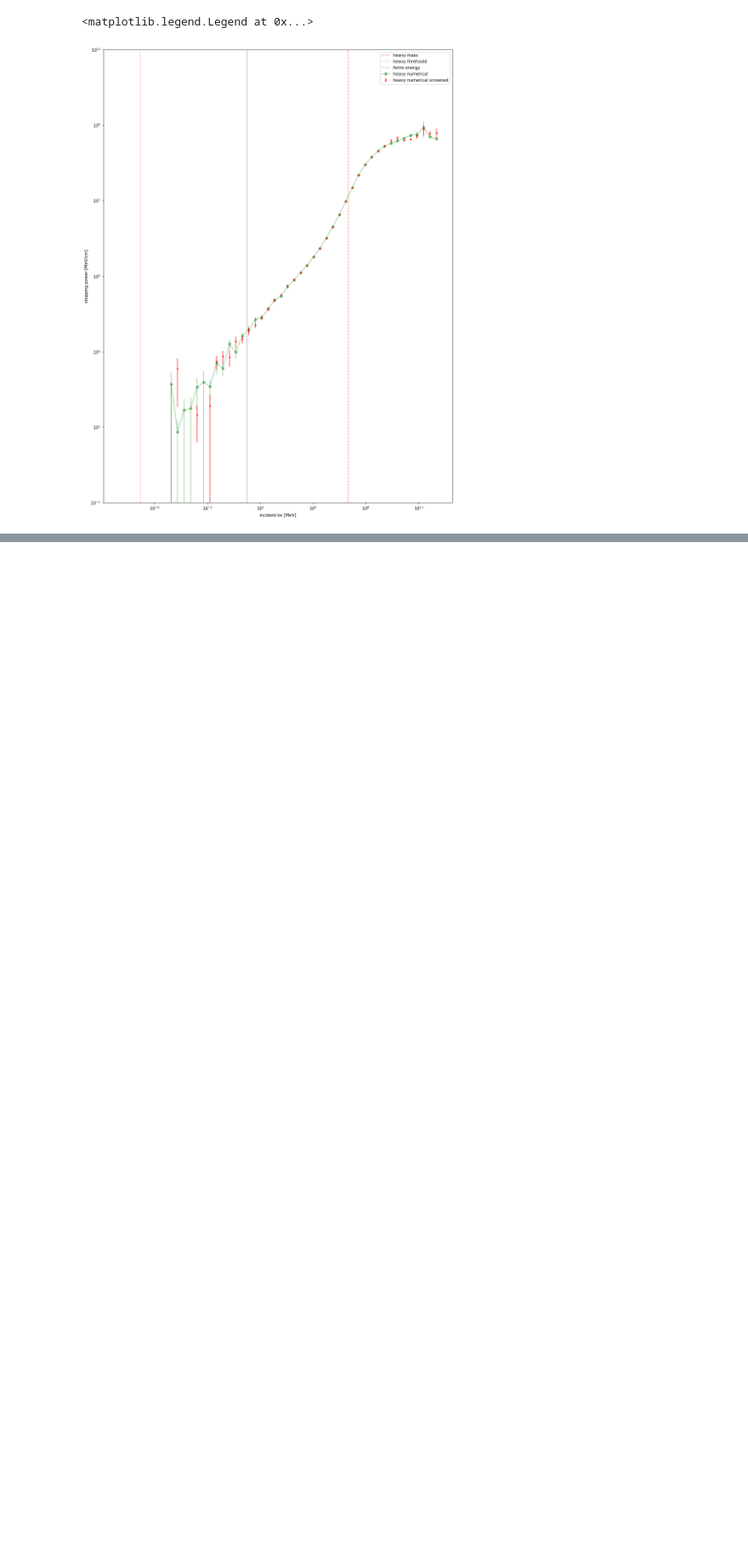
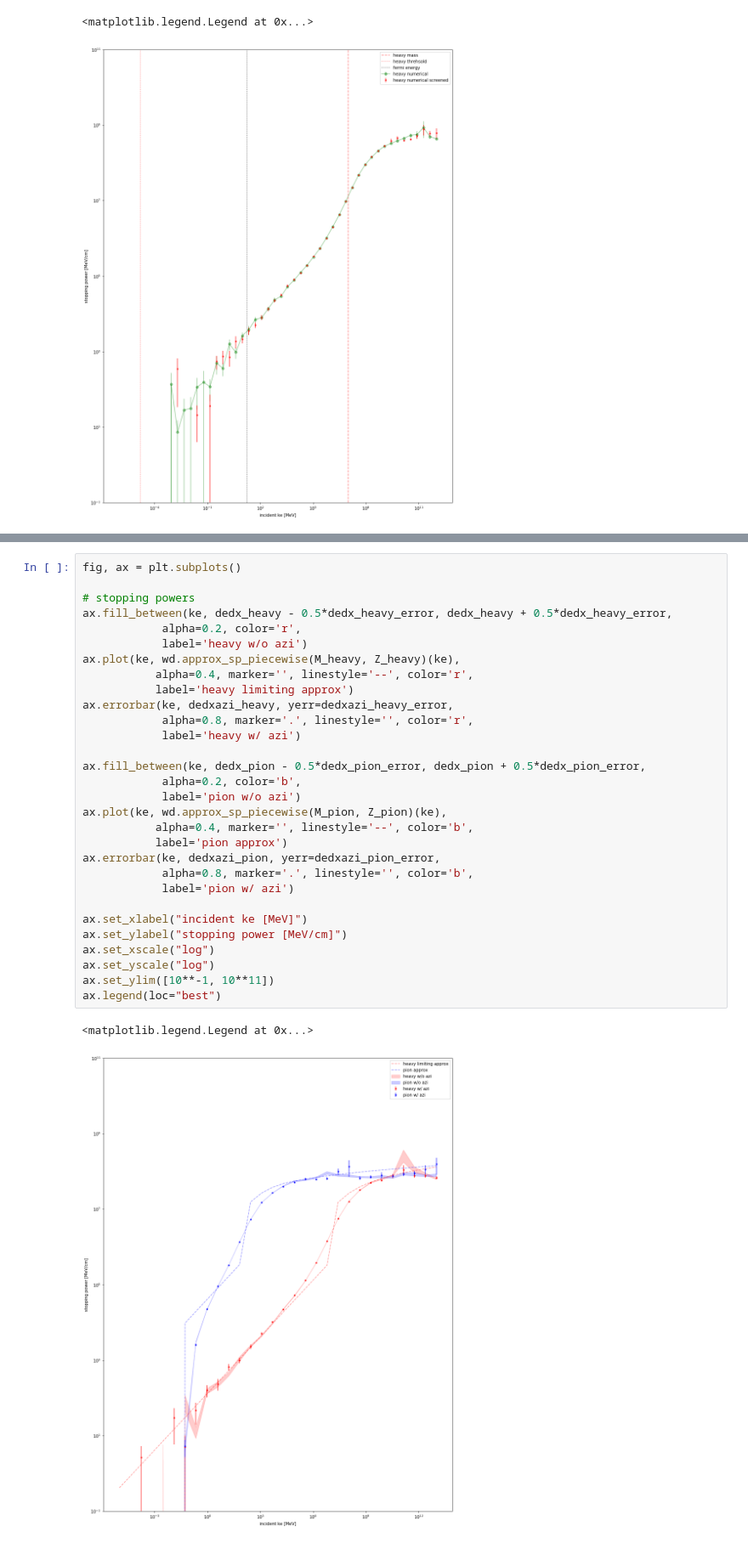
Before and after one commit to vijayoct27/Qballs, a Jupyter notebook: calc/coulomb-tests.ipynb, the cells around one changed output, grey strips where cells are left out. Shown at 85% size. Cells and saved outputs as stored; diff of their text form; blank space fills up the shorter version.

```diff
--- a/calc/coulomb-tests.ipynb
+++ b/calc/coulomb-tests.ipynb
@@ -313,0 +356,33 @@ ax.legend(loc="best")
+# %%
+fig, ax = plt.subplots()
+
+# stopping powers
+ax.fill_between(ke, dedx_heavy - 0.5*dedx_heavy_error, dedx_heavy + 0.5*dedx_heavy_error,
+            alpha=0.2, color='r',
+            label='heavy w/o azi')
+ax.plot(ke, wd.approx_sp_piecewise(M_heavy, Z_heavy)(ke),
+           alpha=0.4, marker='', linestyle='--', color='r',
+           label='heavy limiting approx')
+ax.errorbar(ke, dedxazi_heavy, yerr=dedxazi_heavy_error,
+            alpha=0.8, marker='.', linestyle='', color='r',
+            label='heavy w/ azi')
+
+ax.fill_between(ke, dedx_pion - 0.5*dedx_pion_error, dedx_pion + 0.5*dedx_pion_error,
+            alpha=0.2, color='b',
+            label='pion w/o azi')
+ax.plot(ke, wd.approx_sp_piecewise(M_pion, Z_pion)(ke),
+           alpha=0.4, marker='', linestyle='--', color='b',
+           label='pion approx')
+ax.errorbar(ke, dedxazi_pion, yerr=dedxazi_pion_error,
+            alpha=0.8, marker='.', linestyle='', color='b',
+            label='pion w/ azi')
+
+ax.set_xlabel("incident ke [MeV]")
+ax.set_ylabel("stopping power [MeV/cm]")
+ax.set_xscale("log")
+ax.set_yscale("log")
+ax.set_ylim([10**-1, 10**11])
+ax.legend(loc="best")
+# %% [output]
+<matplotlib.legend.Legend at 0x...>
+[figure, added]
```
Also changed, not shown: parts of 8 cells of this notebook, 2 other files.
